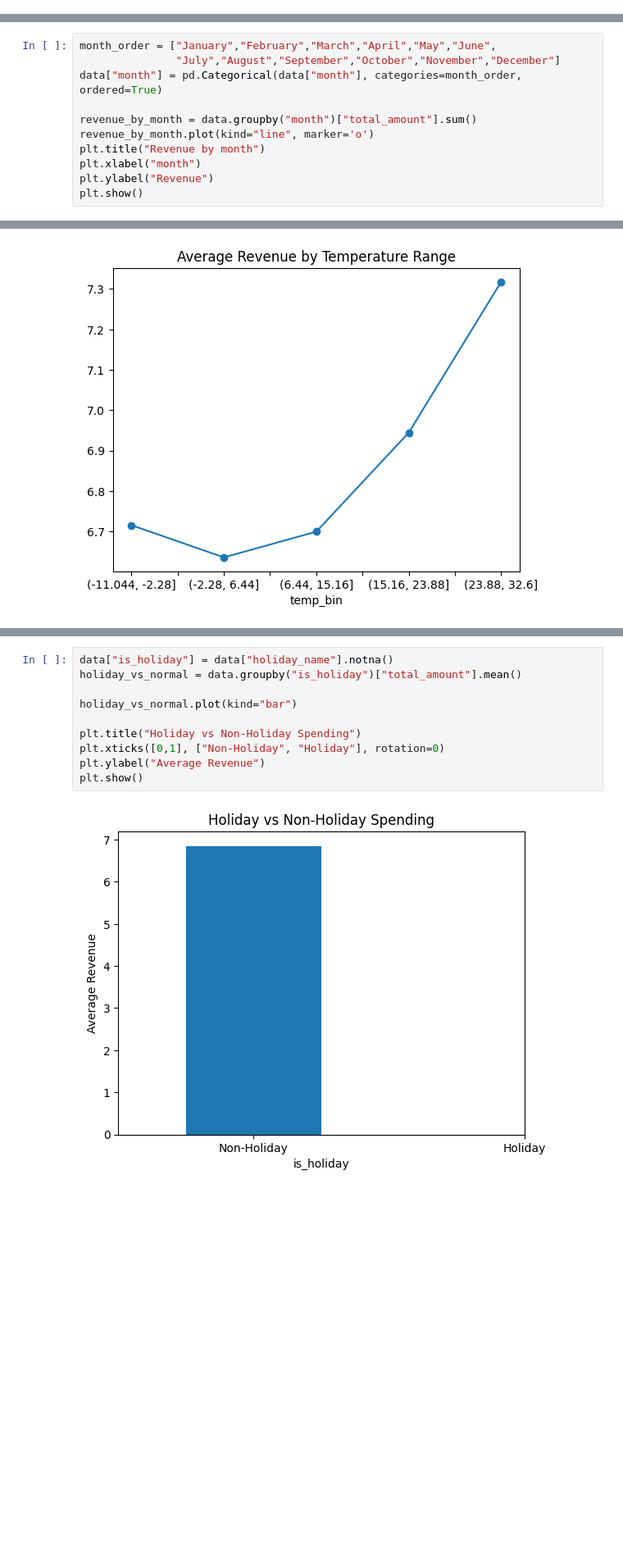
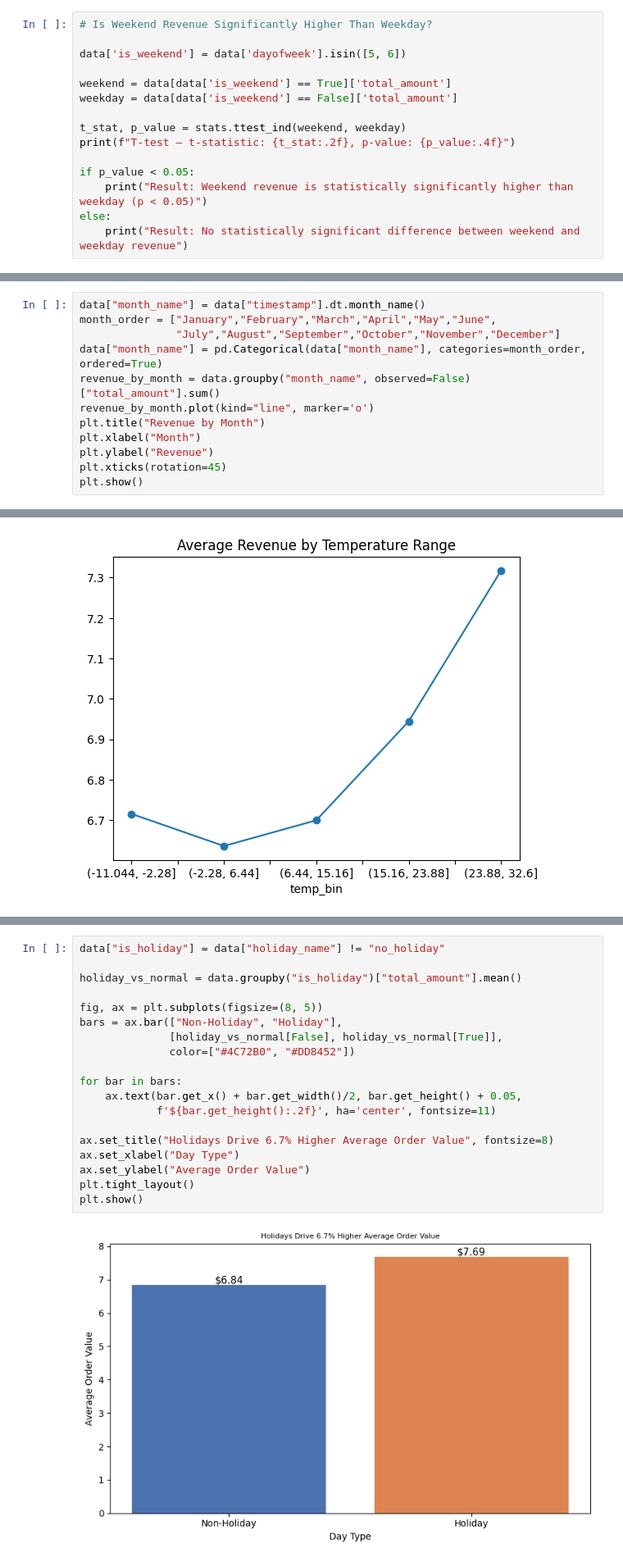
Before and after one commit to SadeqSoltani/coffee-shop-sales-analysis, a Jupyter notebook: coffee_analysis.ipynb, the cells around one changed output, grey strips where cells are left out. Shown at 82% size. Saved outputs shown, nothing was run; the diff lists cells and outputs as text; blank space fills up the shorter version.

```diff
--- a/coffee_analysis.ipynb
+++ b/coffee_analysis.ipynb
@@ -40,0 +189,15 @@ data['date'] = data['timestamp'].dt.date
+# %%
+# Is Weekend Revenue Significantly Higher Than Weekday?
+
+data['is_weekend'] = data['dayofweek'].isin([5, 6])
+
+weekend = data[data['is_weekend'] == True]['total_amount']
+weekday = data[data['is_weekend'] == False]['total_amount']
+
+t_stat, p_value = stats.ttest_ind(weekend, weekday)
+print(f"T-test — t-statistic: {t_stat:.2f}, p-value: {p_value:.4f}")
+
+if p_value < 0.05:
+    print("Result: Weekend revenue is statistically significantly higher than weekday (p < 0.05)")
+else:
+    print("Result: No statistically significant difference between weekend and weekday revenue")
@@ -76,14 +288,15 @@ plt.show()
 # %% [output]
 [figure]
 # %%
+data["month_name"] = data["timestamp"].dt.month_name()
 month_order = ["January","February","March","April","May","June",
                "July","August","September","October","November","December"]
-data["month"] = pd.Categorical(data["month"], categories=month_order, ordered=True)
-
-revenue_by_month = data.groupby("month")["total_amount"].sum()
+data["month_name"] = pd.Categorical(data["month_name"], categories=month_order, ordered=True)
+revenue_by_month = data.groupby("month_name", observed=False)["total_amount"].sum()
 revenue_by_month.plot(kind="line", marker='o')
-plt.title("Revenue by month")
-plt.xlabel("month")
+plt.title("Revenue by Month")
+plt.xlabel("Month")
 plt.ylabel("Revenue")
+plt.xticks(rotation=45)
 plt.show()
 # %% [output]
@@ -434,15 +647,24 @@ SECTION 6 — HOLIDAY & EVENT ANALYSIS
 # %%
-data["is_holiday"] = data["holiday_name"].notna()
+data["is_holiday"] = data["holiday_name"] != "no_holiday"
+
 holiday_vs_normal = data.groupby("is_holiday")["total_amount"].mean()
 
-holiday_vs_normal.plot(kind="bar")
+fig, ax = plt.subplots(figsize=(8, 5))
+bars = ax.bar(["Non-Holiday", "Holiday"],
+              [holiday_vs_normal[False], holiday_vs_normal[True]],
+              color=["#4C72B0", "#DD8452"])
 
-plt.title("Holiday vs Non-Holiday Spending")
-plt.xticks([0,1], ["Non-Holiday", "Holiday"], rotation=0)
-plt.ylabel("Average Revenue")
+for bar in bars:
+    ax.text(bar.get_x() + bar.get_width()/2, bar.get_height() + 0.05,
+            f'${bar.get_height():.2f}', ha='center', fontsize=11)
+
+ax.set_title("Holidays Drive 6.7% Higher Average Order Value", fontsize=8)
+ax.set_xlabel("Day Type")
+ax.set_ylabel("Average Order Value")
+plt.tight_layout()
 plt.show()
 # %% [output]
-[figure, old version]
+[figure, new version]
 # %%
 holiday_rev = data.groupby("holiday_name")["total_amount"].mean().dropna().sort_values()
 
```
Also changed, not shown: parts of 26 cells of this notebook.
